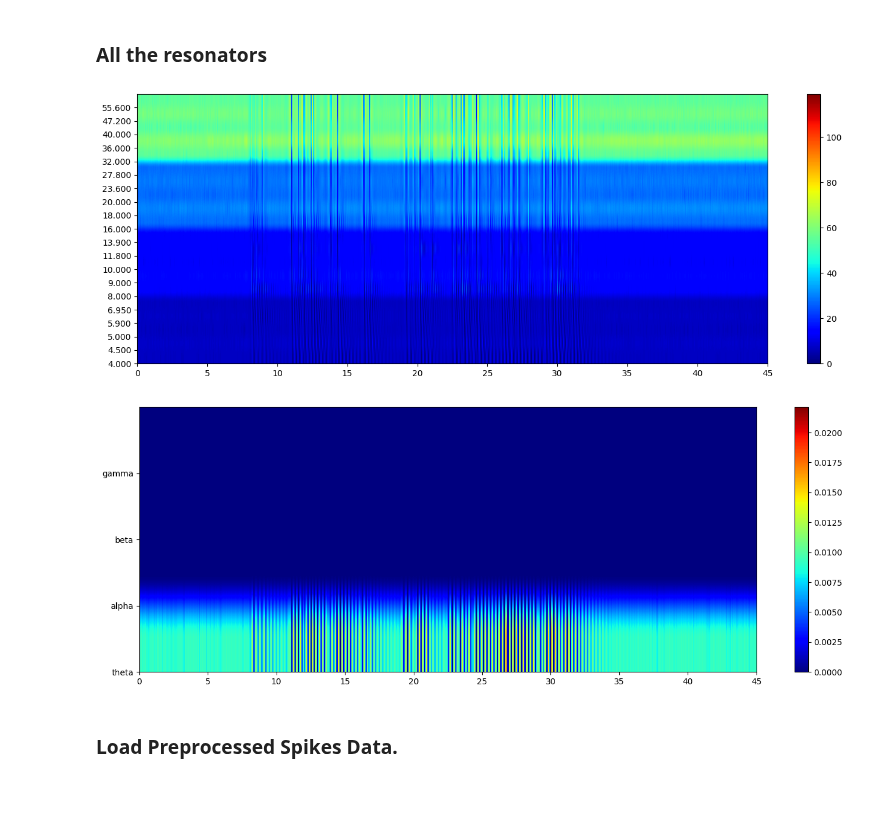
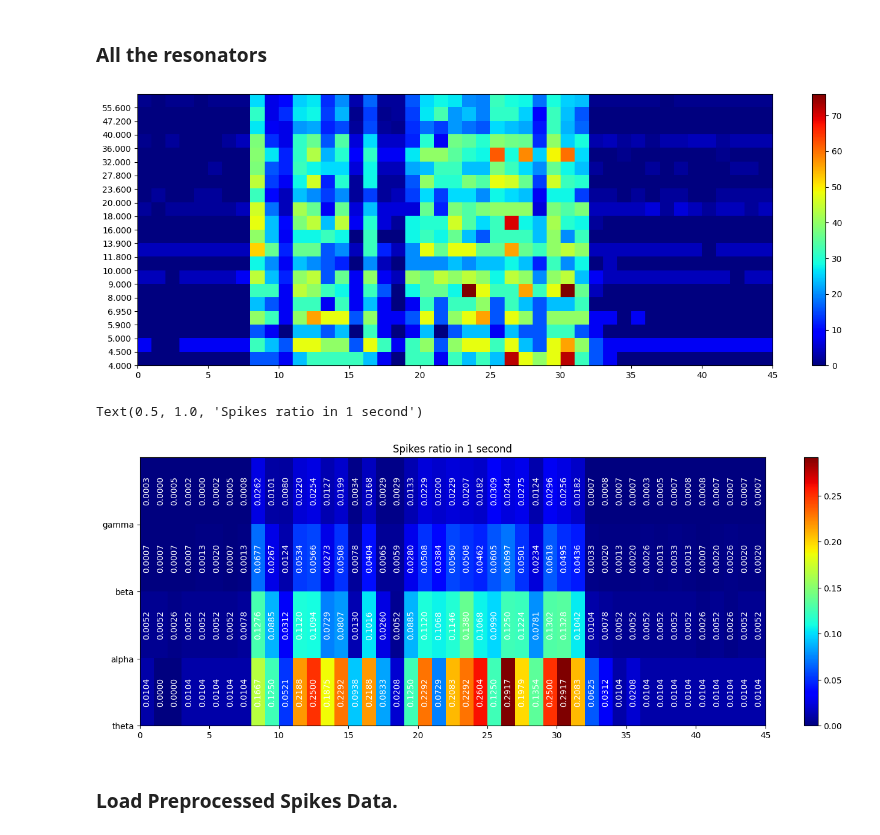
Before and after one commit to yakir4123/SNN-SCTN, a Jupyter notebook: scripts/mental_attention_state_detection.ipynb, the cells around one changed output. Cells and saved outputs as stored; diff of their text form; code cells hidden in the pictures; blank space fills up the shorter version.

```diff
--- a/scripts/mental_attention_state_detection.ipynb
+++ b/scripts/mental_attention_state_detection.ipynb
@@ -244,9 +255,10 @@ with tqdm(total=20) as pbar:
             output_neuron = resonator.layers_neurons[-1].neurons[-1]
             # append 5 seconds of zero to make the resonator converge.
             resonator.input_full_data(np.zeros(clk_freq * 5))
+            output_neuron.forget_logs()
             resonator.input_full_data(sliced_data_resampled)
             # extract the spikes without the appended zeros
-            output[clk_freq].append(output_neuron.out_spikes[clk_freq * 5:output_neuron.index])
+            output[clk_freq].append(output_neuron.out_spikes())
             pbar.update(1)
 
 with open('sliced_data_output.pickle', 'wb') as f:
@@ -276,3 +288,16 @@ plt.show()
 # %% [output]
 [figure]
 [figure]
+# %%
+clk_freq = 76800
+duration = 45
+
+events = output[clk_freq][0]
+spikes_spectrogram = np.zeros((1, (duration * 1000)// 10))
+max_spikes_spectrogram = np.zeros((1, (duration * 1000) // 1000))
+spikes_spectrogram[0] = spikes_event_spectrogram(clk_freq, events, 10)
+max_spikes_spectrogram[0] = spikes_spectrogram[0].reshape(-1, len(spikes_spectrogram[0])//len(max_spikes_spectrogram[0])).max(axis=1)
+
+plot_bins(max_spikes_spectrogram, max_spikes_spectrogram.shape[1], labels=['4.000'], annotate=False, show=False, rotate_annotate=True)
+plt.title('spikes in bins of 1s.')
+plt.show()
@@ -281,23 +308,32 @@ plt.show()
 # %%
 spikes_array = sum(output.values(), start=[])
 clk_freq, values = next(iter(output.items()))
-num_of_bins = len(values[0]) // clk_freq * 100
+
+max_spikes_spectrogram = np.zeros((len(spikes_array), (duration * 1000) // 1000))
 
 # axis 0 - resonators
 # axis 1 - number of bins ( I set to 1ms)
-spikes_spectrogram = np.zeros((len(spikes_array), num_of_bins))
+main_clk = np.lcm.reduce(list(output.keys()))
+i = 0
+for clk_freq, spikes_arrays in output.items():
+    for events in spikes_arrays:
+        # spikes_spectrogram[i] = array_to_bins(spikes, spikes_spectrogram.shape[1])
+        spikes_spectrogram = spikes_event_spectrogram(clk_freq, events, 10)
+        max_spikes_spectrogram[i] = spikes_spectrogram.reshape(-1, len(spikes_spectrogram)//len(max_spikes_spectrogram[i])).max(axis=1)
+        max_spikes_spectrogram[i] -= np.min(max_spikes_spectrogram[i])
+        max_spikes_spectrogram[i] *= (main_clk / clk_freq)
+        i += 1
 
-for i, spikes in enumerate(spikes_array):
-    spikes_spectrogram[i] = array_to_bins(spikes, spikes_spectrogram.shape[1])
-
-plot_bins(spikes_spectrogram, len(sliced_data)/fs, labels=sum(clk_resonators.values(), []), annotate=False)
+plot_bins(max_spikes_spectrogram, max_spikes_spectrogram.shape[1], labels=sum(clk_resonators.values(), []), annotate=False)
 # %% [output]
-[figure, old version]
+[figure, new version]
 # %%
-spikes_bands_spectrogram = spikes_to_bands(spikes_spectrogram)
-plot_bins(spikes_bands_spectrogram, len(sliced_data)/fs, labels=bands.keys(), annotate=False)
+spikes_bands_spectrogram = spikes_to_bands(max_spikes_spectrogram)
+plot_bins(spikes_bands_spectrogram, len(sliced_data)/fs, labels=bands.keys(), annotate=True, rotate_annotate=True, show=False)
+plt.title('Spikes ratio in 1 second')
 # %% [output]
+Text(0.5, 1.0, 'Spikes ratio in 1 second')
-[figure, old version]
+[figure, new version]
 # %% [markdown]
 ### Load Preprocessed Spikes Data.
 # %%
```
Also changed, not shown: parts of 15 cells of this notebook, 6 other files.
